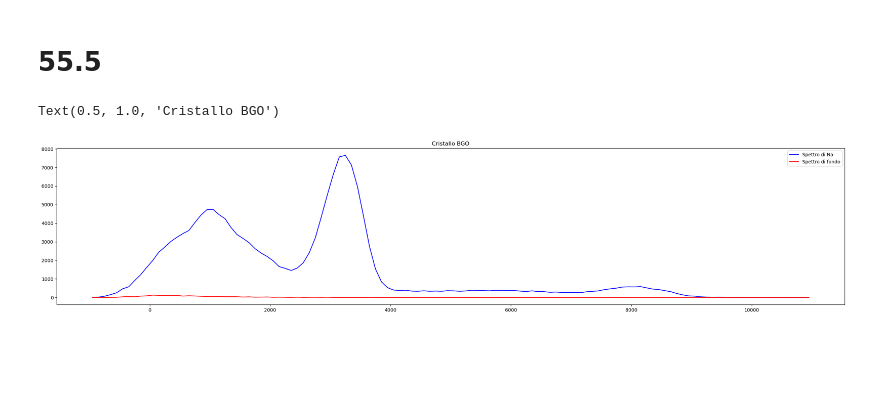
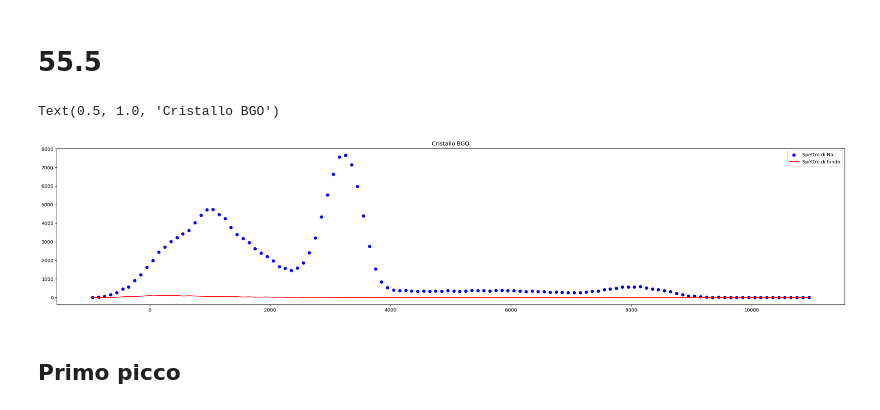
Before and after one commit to Pavar0tty/Laboratorio_SiPM, a Jupyter notebook: Analisi/Parte 2/BGO_analisi.ipynb, the cells around one changed output. Saved outputs shown, nothing was run; the diff lists cells and outputs as text; code cells hidden in the pictures; blank space fills up the shorter version.

```diff
--- a/Analisi/Parte 2/BGO_analisi.ipynb
+++ b/Analisi/Parte 2/BGO_analisi.ipynb
@@ -24,13 +33,15 @@ def gauss(x, mu, sigma, a):
 # %%
 #prendo i dati
 df = pd.read_csv('Dati/Parte 2/BGO/Sodio_55.5V.txt', delim_whitespace= 'True', skiprows = 65, header=None, encoding= 'ISO-8859-1', names= ['ADC', 'Counts'])
 df_bkg = pd.read_csv ('Dati/Parte 2/BGO/Bkg_55.5V.txt', delim_whitespace = 'True', header = None, skiprows = 65, encoding = 'ISO-8859-1', names = ['ADC', 'Counts'])
 fig, ax = plt.subplots(figsize = (30,6))
-plt.plot(df['ADC'][:120], df['Counts'][:120], label = 'Spettro di Na', color = 'blue')
+plt.scatter(df['ADC'][:120], df['Counts'][:120], label = 'Spettro di Na', color = 'blue')
 plt.plot(df_bkg['ADC'][:120], df_bkg['Counts'][:120], label = 'Spettro di fondo', color = 'red')
 plt.legend()
 plt.title('Cristallo BGO')
 # %% [output]
 Text(0.5, 1.0, 'Cristallo BGO')
-[figure, old version]
+[figure, new version]
+# %% [markdown]
+## Primo picco
 # %%
```
Also changed, not shown: parts of 6 cells of this notebook.
